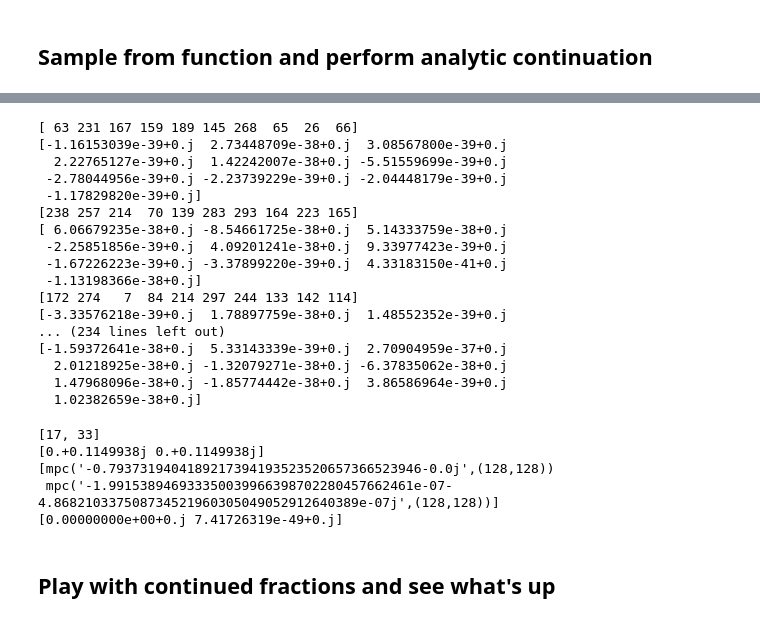
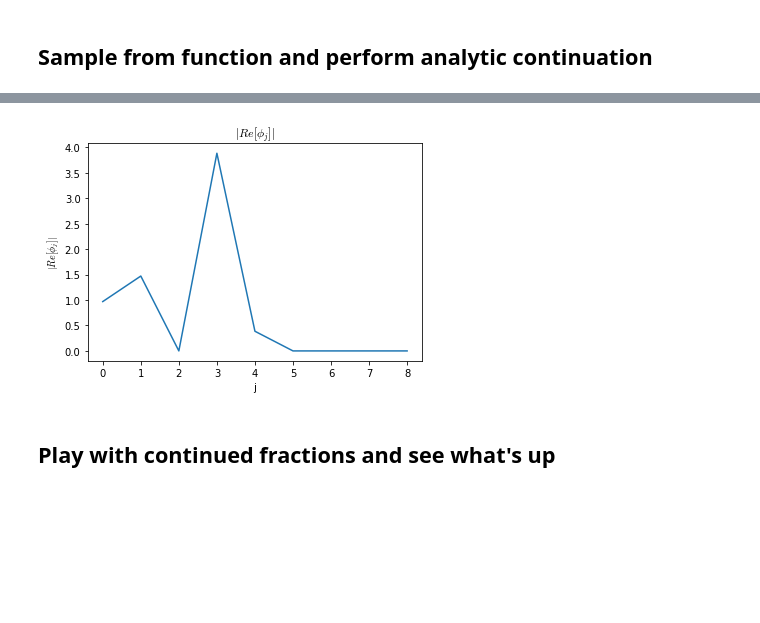
Before and after one commit to poare/lqcd, a Jupyter notebook: spectral/python_scripts/Continuation.ipynb, the cells around one changed output, grey strips where cells are left out. Cells and saved outputs as stored; diff of their text form; code cells hidden in the pictures; blank space fills up the shorter version.

```diff
--- a/spectral/python_scripts/Continuation.ipynb
+++ b/spectral/python_scripts/Continuation.ipynb
@@ -127,45 +163,34 @@ with sns.plotting_context('talk'):
 # %%
-# Sanity check: this should vanish if it's a valid continuation
-Ntest = 10
-for seed in range(50):
-    np.random.seed(seed)
-    pts = np.random.choice(len(phis), size = Ntest, replace = False)
-    print(pts)
-    phi_sub = construct_phis(Y[pts], lambdas[pts])
-    cont_sample_pts = analytic_continuation(Y[pts], phi_sub, freqs[pts], theta_mp1)
-#     cont_sample_pts = analytic_continuation(Y[pts], phi_sub, Y[pts], theta_mp1)
-    print(np.array([np.complex(x) for x in cont_sample_pts]) - C[pts])
+# # Sanity check: this should vanish if it's a valid continuation
+# Ntest = 10
+# for seed in range(50):
+#     np.random.seed(seed)
+#     pts = np.random.choice(len(phis), size = Ntest, replace = False)
+#     print(pts)
+#     phi_sub = construct_phis(Y[pts], lambdas[pts])
+#     cont_sample_pts = analytic_continuation(Y[pts], phi_sub, freqs[pts], theta_mp1)
+# #     cont_sample_pts = analytic_continuation(Y[pts], phi_sub, Y[pts], theta_mp1)
+#     print(np.array([np.complex(x) for x in cont_sample_pts]) - C[pts])
-# %% [output]
-[ 63 231 167 159 189 145 268  65  26  66]
-[-1.16153039e-39+0.j  2.73448709e-38+0.j  3.08567800e-39+0.j
-  2.22765127e-39+0.j  1.42242007e-38+0.j -5.51559699e-39+0.j
- -2.78044956e-39+0.j -2.23739229e-39+0.j -2.04448179e-39+0.j
- -1.17829820e-39+0.j]
-[238 257 214  70 139 283 293 164 223 165]
-[ 6.06679235e-38+0.j -8.54661725e-38+0.j  5.14333759e-38+0.j
- -2.25851856e-39+0.j  4.09201241e-38+0.j  9.33977423e-39+0.j
- -1.67226223e-39+0.j -3.37899220e-39+0.j  4.33183150e-41+0.j
- -1.13198366e-38+0.j]
-[172 274   7  84 214 297 244 133 142 114]
-[-3.33576218e-39+0.j  1.78897759e-38+0.j  1.48552352e-39+0.j
-... (234 lines left out)
-[-1.59372641e-38+0.j  5.33143339e-39+0.j  2.70904959e-37+0.j
-  2.01218925e-38+0.j -1.32079271e-38+0.j -6.37835062e-38+0.j
-  1.47968096e-38+0.j -1.85774442e-38+0.j  3.86586964e-39+0.j
-  1.02382659e-38+0.j]
 # %%
-# Sanity check: this should vanish if it's a valid continuation
-# pts = [61, 49]    # fixed this problem
-pts = [17, 33]
-print(pts)
-print(C[pts])
-phi_sub = construct_phis(Y[pts], lambdas[pts])
-print(phi_sub)
-cont_sample_pts = analytic_continuation(Y[pts], phi_sub, Y[pts], theta_mp1)
-print(np.array([np.complex(x) for x in cont_sample_pts]) - C[pts])
+# # Sanity check: this should vanish if it's a valid continuation
+# # pts = [61, 49]    # fixed this problem
+# pts = [17, 33]
+# print(pts)
+# print(C[pts])
+# phi_sub = construct_phis(Y[pts], lambdas[pts])
+# print(phi_sub)
+# cont_sample_pts = analytic_continuation(Y[pts], phi_sub, Y[pts], theta_mp1)
+# print(np.array([np.complex(x) for x in cont_sample_pts]) - C[pts])
-# %% [output]
-[17, 33]
-[0.+0.1149938j 0.+0.1149938j]
-[mpc('-0.7937319404189217394193523520657366523946-0.0j',(128,128))
- mpc('-1.991538946933350039966398702280457662461e-07-4.868210337508734521960305049052912640389e-07j',(128,128))]
-[0.00000000e+00+0.j 7.41726319e-49+0.j]
+# %%
+plt.figure()
+# plt.plot(np.sort([np.abs(float(phi.real)) for phi in phis]))
+plt.plot([np.abs(float(phi.real)) for phi in phis])
+plt.title('$|Re[\phi_j]|$')
+plt.xlabel('j')
+plt.ylabel('$|Re[\phi_j]|$')
+# plt.yscale('log')
+# plt.ylim((-1, 1))
+# plt.ylim(())
+plt.show()
+# %% [output]
+[figure, added]
```
Also changed, not shown: parts of 32 cells of this notebook, 8 other files.
